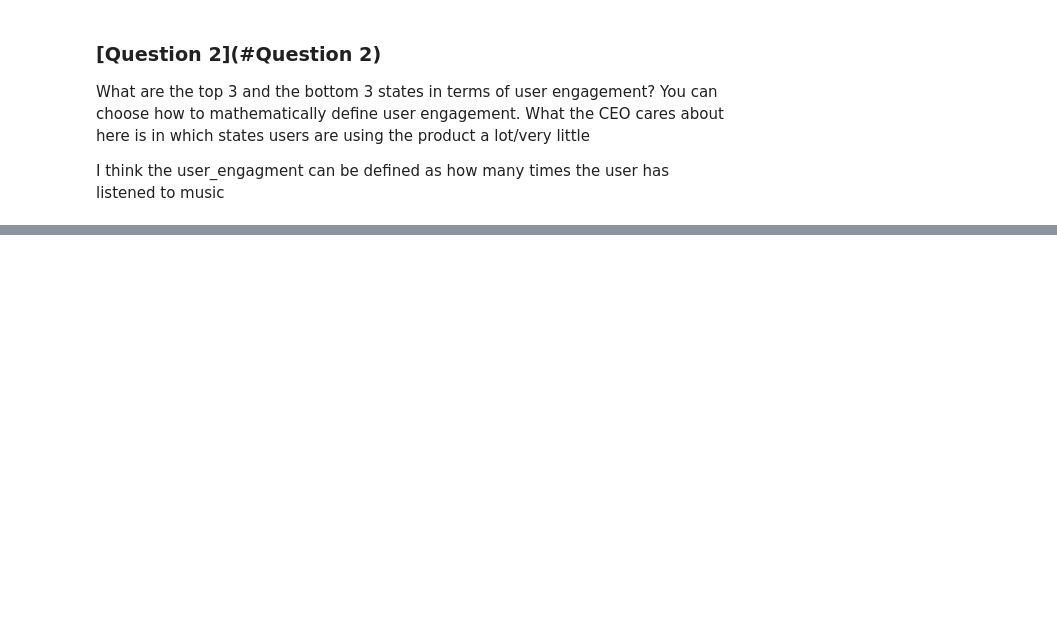
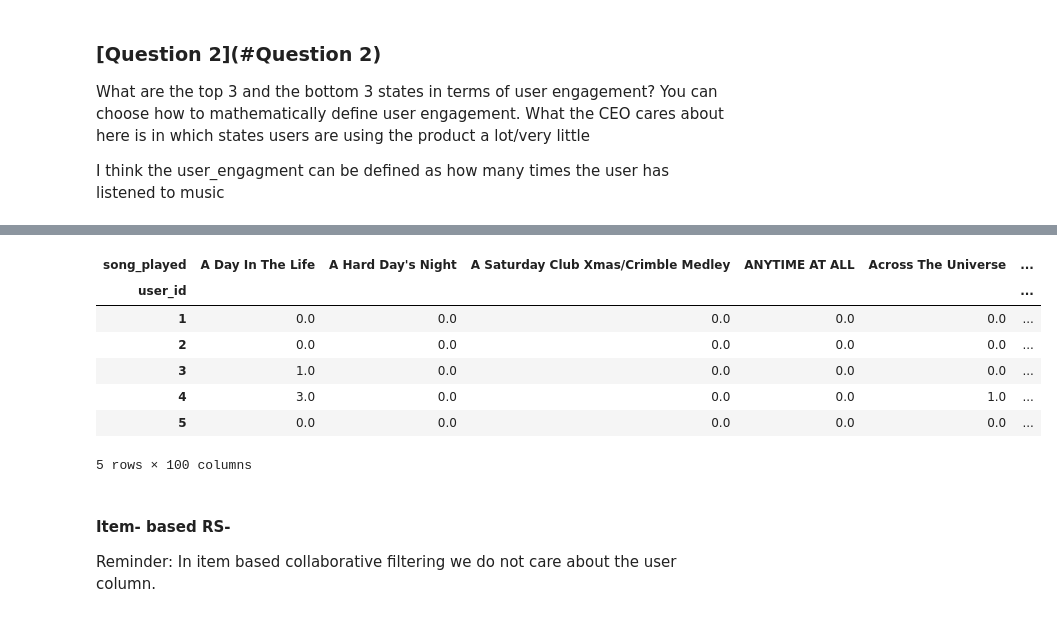
Before and after one commit to dipalira/DS-Challenges, a Jupyter notebook: Song Recommendation/Song Challenge Recommendation.ipynb, the cells around one changed output, grey strips where cells are left out. Drawn from its saved outputs; the diff is of its cells as text; code cells hidden in the pictures; blank space fills up the shorter version.

```diff
--- a/Song Recommendation/Song Challenge Recommendation.ipynb
+++ b/Song Recommendation/Song Challenge Recommendation.ipynb
@@ -95,0 +88,4 @@ df_rank.sort_
+# %%
+df_song = df[['user_id','song_played','id']]
+# %%
+df_song = df_song.groupby(['song_played','user_id']).size().reset_index(name='song_counts')
@@ -95,0 +124,18 @@ df_rank.sort_
+# %%
+df_reshape = df_song.pivot(index='user_id', columns='song_played', values='song_counts')
+df_reshape = df_reshape.fillna(0)
+# %%
+df_reshape.head()
+# %% [output]
+| song_played | A Day In The Life | A Hard Day's Night | A Saturday Club Xmas/Crimble Medley | ANYTIME AT ALL | Across The Universe | ... |
+| user_id |  |  |  |  |  | ... |
+| 1 | 0.0 | 0.0 | 0.0 | 0.0 | 0.0 | ... |
+| 2 | 0.0 | 0.0 | 0.0 | 0.0 | 0.0 | ... |
+| 3 | 1.0 | 0.0 | 0.0 | 0.0 | 0.0 | ... |
+| 4 | 3.0 | 0.0 | 0.0 | 0.0 | 1.0 | ... |
+| 5 | 0.0 | 0.0 | 0.0 | 0.0 | 0.0 | ... |
+5 rows × 100 columns
+# %% [markdown]
+<a id='Item'></a>
+#### Item- based RS-
+Reminder: In item based collaborative filtering we do not care about the user column.
```
Also changed, not shown: parts of 14 cells of this notebook.
